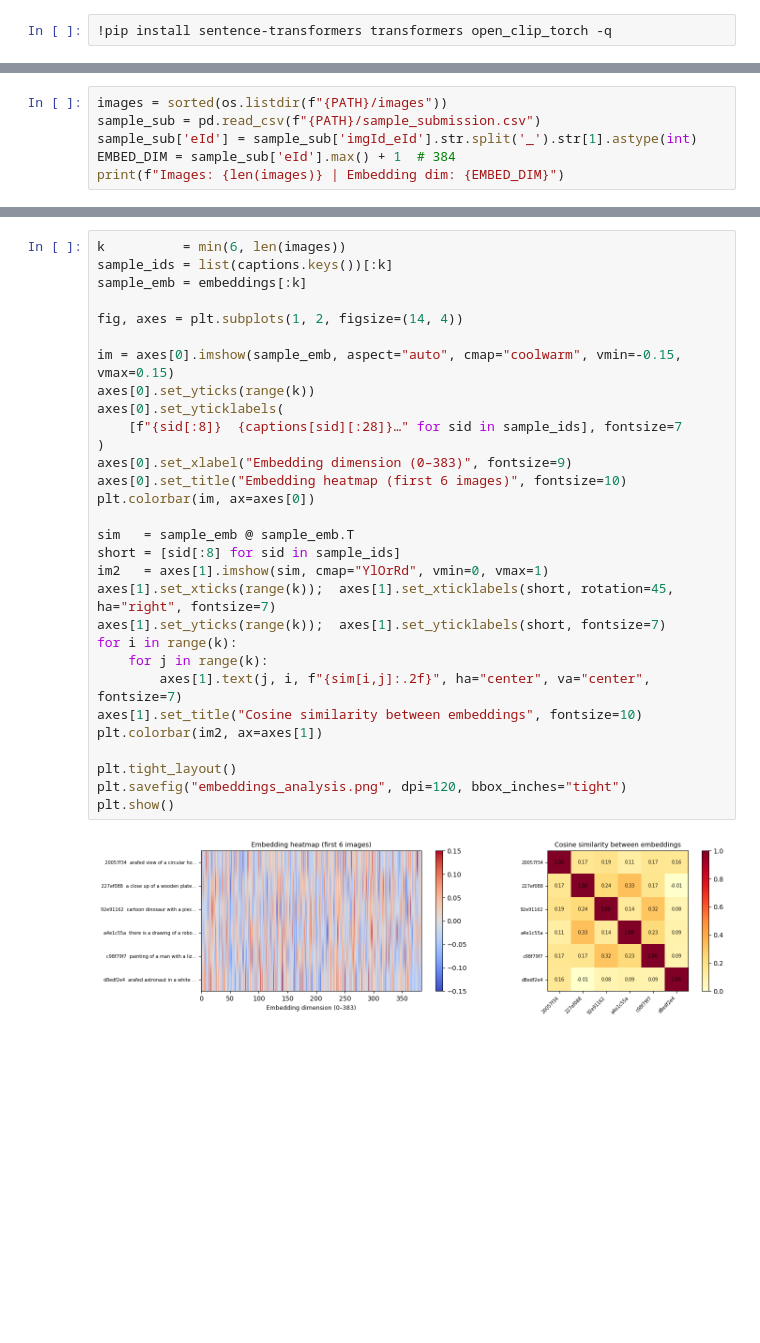
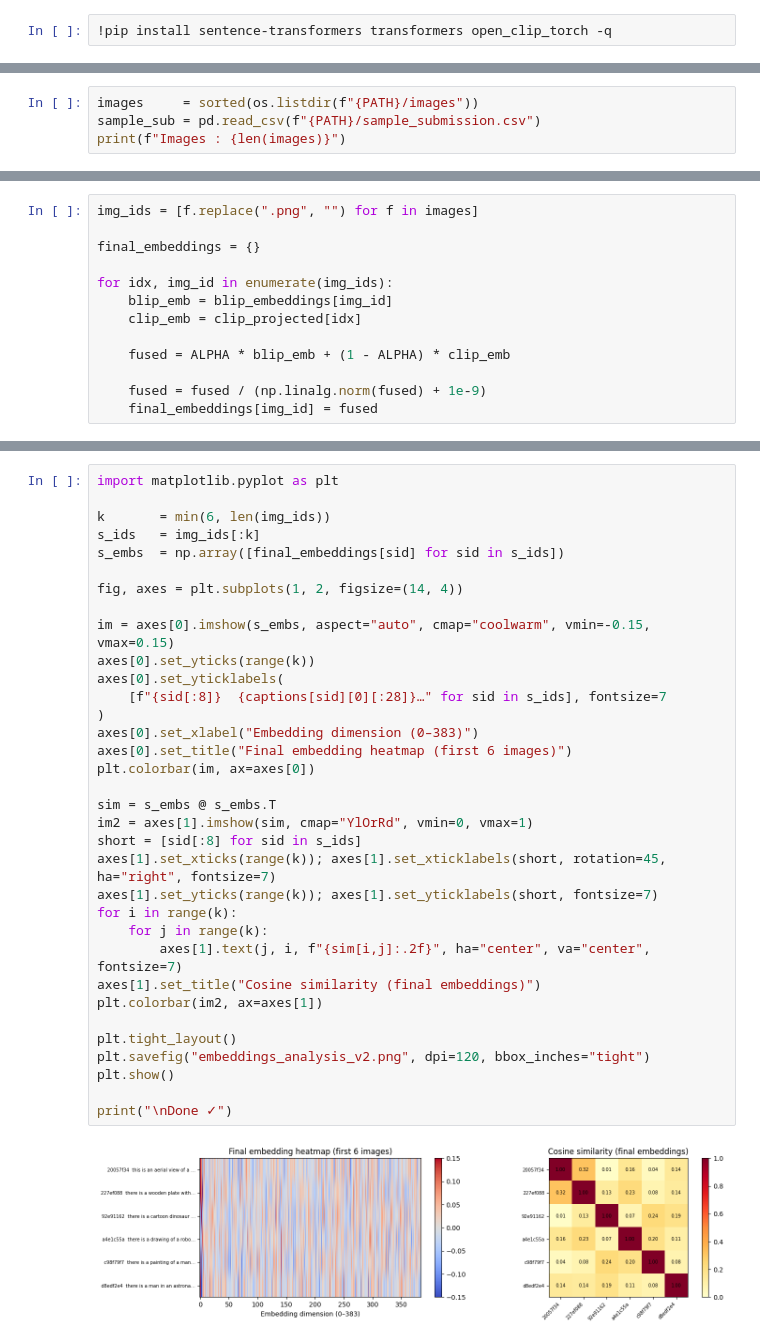
Before and after one commit to yuliia-krupka/sd-image-to-prompts, a Jupyter notebook: notebooks/sd-image-to-prompts.ipynb, the cells around one changed output, grey strips where cells are left out. Drawn from its saved outputs; the diff is of its cells as text; blank space fills up the shorter version.

Commit message:
BLIP beam search + CLIP ensemble v2

```diff
--- a/notebooks/sd-image-to-prompts.ipynb
+++ b/notebooks/sd-image-to-prompts.ipynb
@@ -21,7 +29,5 @@ Device: cuda
 # %%
-images = sorted(os.listdir(f"{PATH}/images"))
+images     = sorted(os.listdir(f"{PATH}/images"))
 sample_sub = pd.read_csv(f"{PATH}/sample_submission.csv")
-sample_sub['eId'] = sample_sub['imgId_eId'].str.split('_').str[1].astype(int)
-EMBED_DIM = sample_sub['eId'].max() + 1  # 384
-print(f"Images: {len(images)} | Embedding dim: {EMBED_DIM}")
+print(f"Images : {len(images)}")
 # %% [output]
@@ -119,0 +191,13 @@ embeddings = st_model.encode(
+# %%
+img_ids = [f.replace(".png", "") for f in images]
+
+final_embeddings = {}
+
+for idx, img_id in enumerate(img_ids):
+    blip_emb = blip_embeddings[img_id]
+    clip_emb = clip_projected[idx]
+
+    fused = ALPHA * blip_emb + (1 - ALPHA) * clip_emb
+
+    fused = fused / (np.linalg.norm(fused) + 1e-9)
+    final_embeddings[img_id] = fused
@@ -120,32 +245,36 @@ embeddings = st_model.encode(
 # %%
-k          = min(6, len(images))
-sample_ids = list(captions.keys())[:k]
-sample_emb = embeddings[:k]
+import matplotlib.pyplot as plt
+
+k       = min(6, len(img_ids))
+s_ids   = img_ids[:k]
+s_embs  = np.array([final_embeddings[sid] for sid in s_ids])
 
 fig, axes = plt.subplots(1, 2, figsize=(14, 4))
 
-im = axes[0].imshow(sample_emb, aspect="auto", cmap="coolwarm", vmin=-0.15, vmax=0.15)
+im = axes[0].imshow(s_embs, aspect="auto", cmap="coolwarm", vmin=-0.15, vmax=0.15)
 axes[0].set_yticks(range(k))
 axes[0].set_yticklabels(
-    [f"{sid[:8]}  {captions[sid][:28]}…" for sid in sample_ids], fontsize=7
+    [f"{sid[:8]}  {captions[sid][0][:28]}…" for sid in s_ids], fontsize=7
 )
-axes[0].set_xlabel("Embedding dimension (0–383)", fontsize=9)
-axes[0].set_title("Embedding heatmap (first 6 images)", fontsize=10)
+axes[0].set_xlabel("Embedding dimension (0–383)")
+axes[0].set_title("Final embedding heatmap (first 6 images)")
 plt.colorbar(im, ax=axes[0])
 
-sim   = sample_emb @ sample_emb.T
-short = [sid[:8] for sid in sample_ids]
-im2   = axes[1].imshow(sim, cmap="YlOrRd", vmin=0, vmax=1)
-axes[1].set_xticks(range(k));  axes[1].set_xticklabels(short, rotation=45, ha="right", fontsize=7)
-axes[1].set_yticks(range(k));  axes[1].set_yticklabels(short, fontsize=7)
+sim = s_embs @ s_embs.T
+im2 = axes[1].imshow(sim, cmap="YlOrRd", vmin=0, vmax=1)
+short = [sid[:8] for sid in s_ids]
+axes[1].set_xticks(range(k)); axes[1].set_xticklabels(short, rotation=45, ha="right", fontsize=7)
+axes[1].set_yticks(range(k)); axes[1].set_yticklabels(short, fontsize=7)
 for i in range(k):
     for j in range(k):
         axes[1].text(j, i, f"{sim[i,j]:.2f}", ha="center", va="center", fontsize=7)
-axes[1].set_title("Cosine similarity between embeddings", fontsize=10)
+axes[1].set_title("Cosine similarity (final embeddings)")
 plt.colorbar(im2, ax=axes[1])
 
 plt.tight_layout()
-plt.savefig("embeddings_analysis.png", dpi=120, bbox_inches="tight")
+plt.savefig("embeddings_analysis_v2.png", dpi=120, bbox_inches="tight")
 plt.show()
+
+print("\nDone ✓")
 # %% [output]
-[figure, old version]
+[figure, new version]
```
Also changed, not shown: parts of 14 cells of this notebook.
